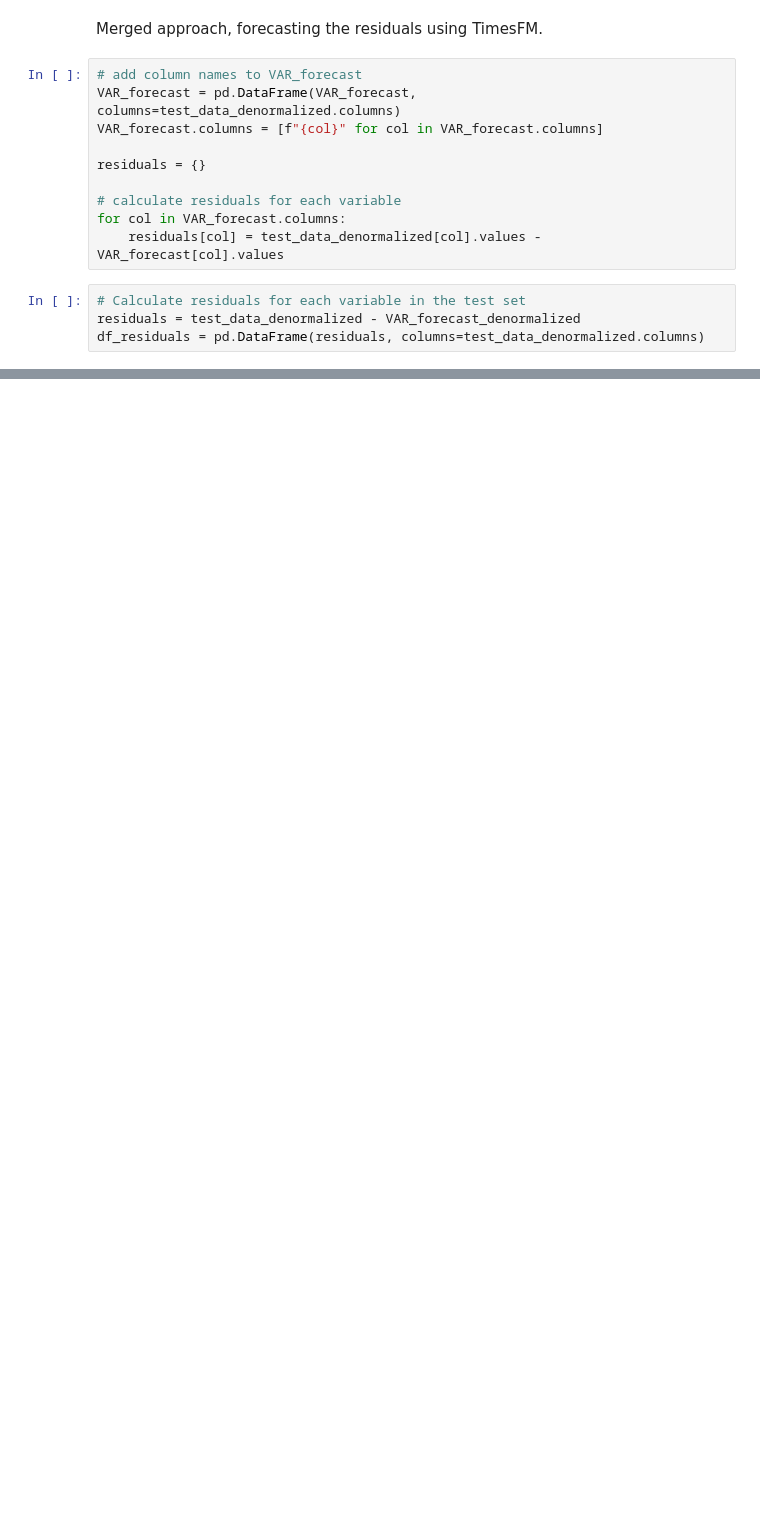
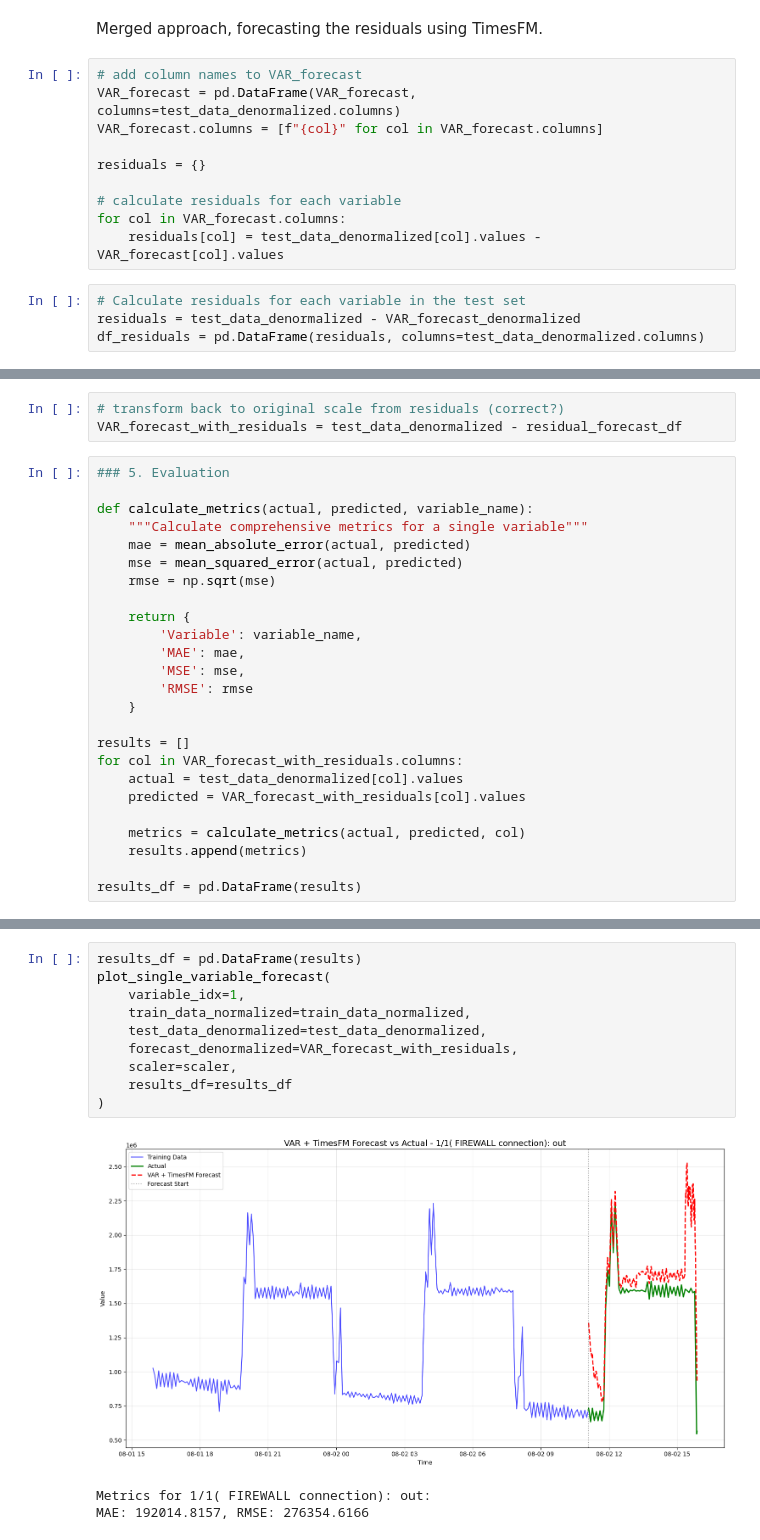
Before and after one commit to joolkas/mth_project, a Jupyter notebook: mth_project/industrial_network_analysis/Data examination/VAR_with_timesFM.ipynb, the cells around one changed output, grey strips where cells are left out. Saved outputs shown, nothing was run; the diff lists cells and outputs as text; blank space fills up the shorter version.

```diff
--- a/mth_project/industrial_network_analysis/Data examination/VAR_with_timesFM.ipynb
+++ b/mth_project/industrial_network_analysis/Data examination/VAR_with_timesFM.ipynb
@@ -280,0 +388,28 @@ df_residuals = pd.DataFrame(residuals, columns=test_data_denormalized.columns)
+# %%
+# transform back to original scale from residuals (correct?)
+VAR_forecast_with_residuals = test_data_denormalized - residual_forecast_df
+# %%
+### 5. Evaluation
+
+def calculate_metrics(actual, predicted, variable_name):
+    """Calculate comprehensive metrics for a single variable"""
+    mae = mean_absolute_error(actual, predicted)
+    mse = mean_squared_error(actual, predicted)
+    rmse = np.sqrt(mse)
+
+    return {
+        'Variable': variable_name,
+        'MAE': mae,
+        'MSE': mse,
+        'RMSE': rmse
+    }
+
+results = []
+for col in VAR_forecast_with_residuals.columns:
+    actual = test_data_denormalized[col].values
+    predicted = VAR_forecast_with_residuals[col].values
+
+    metrics = calculate_metrics(actual, predicted, col)
+    results.append(metrics)
+
+results_df = pd.DataFrame(results)
@@ -280,0 +489,14 @@ df_residuals = pd.DataFrame(residuals, columns=test_data_denormalized.columns)
+# %%
+results_df = pd.DataFrame(results)
+plot_single_variable_forecast(
+    variable_idx=1,
+    train_data_normalized=train_data_normalized,
+    test_data_denormalized=test_data_denormalized,
+    forecast_denormalized=VAR_forecast_with_residuals,
+    scaler=scaler,
+    results_df=results_df
+)
+# %% [output]
+[figure, added]
+Metrics for 1/1( FIREWALL connection): out:
+MAE: 192014.8157, RMSE: 276354.6166
```
Also changed, not shown: parts of 5 cells of this notebook, 5 other files.
